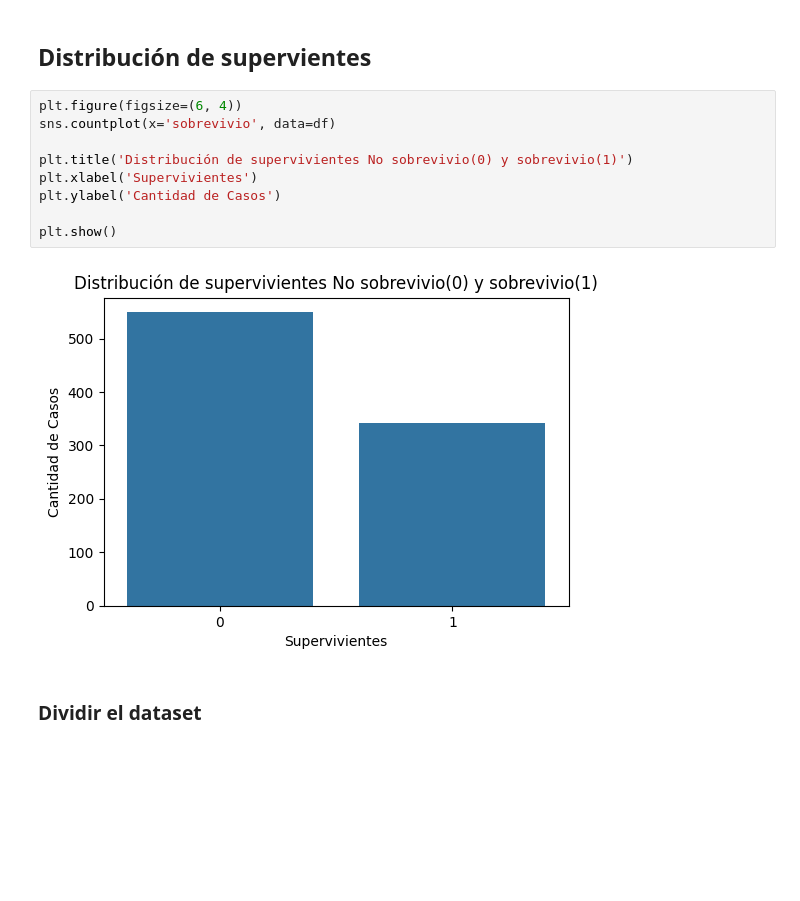
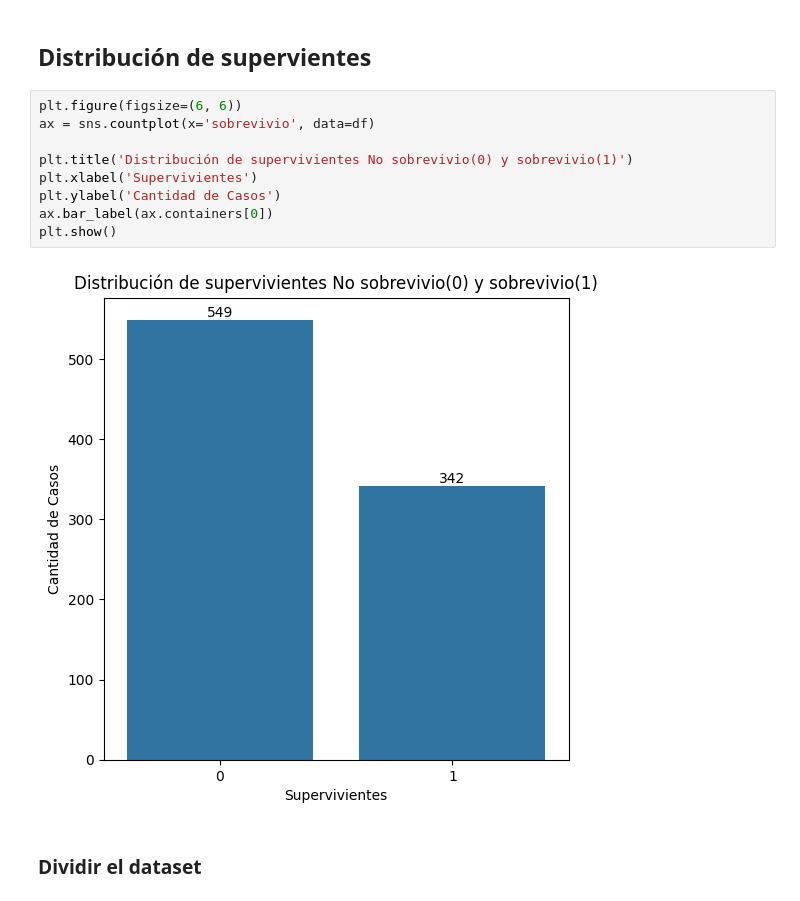
Before and after one commit to RalphNM1/InteligenciaArtificial, a Jupyter notebook: Ejercicios/arbol de decision/arbol_decision_titanic.ipynb, the cells around one changed output. Cells and saved outputs as stored; diff of their text form; blank space fills up the shorter version.

```diff
--- a/Ejercicios/arbol de decision/arbol_decision_titanic.ipynb
+++ b/Ejercicios/arbol de decision/arbol_decision_titanic.ipynb
@@ -68,16 +55,16 @@ df
 # %% [markdown]
 ## Distribución de supervientes
 # %%
-plt.figure(figsize=(6, 4))
-sns.countplot(x='sobrevivio', data=df)
+plt.figure(figsize=(6, 6))
+ax = sns.countplot(x='sobrevivio', data=df)
 
 plt.title('Distribución de supervivientes No sobrevivio(0) y sobrevivio(1)')
 plt.xlabel('Supervivientes')
 plt.ylabel('Cantidad de Casos')
-
+ax.bar_label(ax.containers[0])
 plt.show()
 # %% [output]
-[figure, old version]
+[figure, new version]
 # %% [markdown]
 ### Dividir el dataset
 # %%
```
Also changed, not shown: parts of 18 cells of this notebook, 3 other files.
